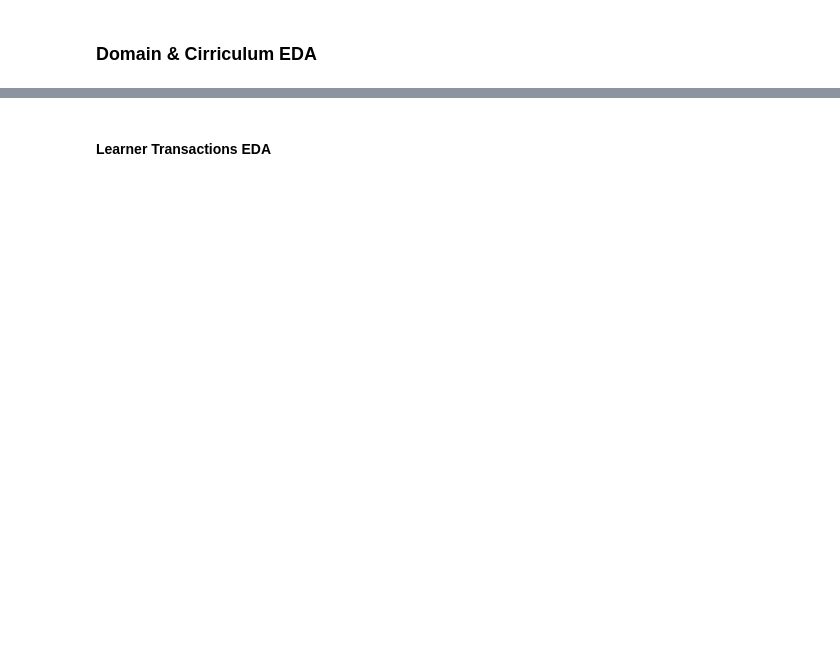
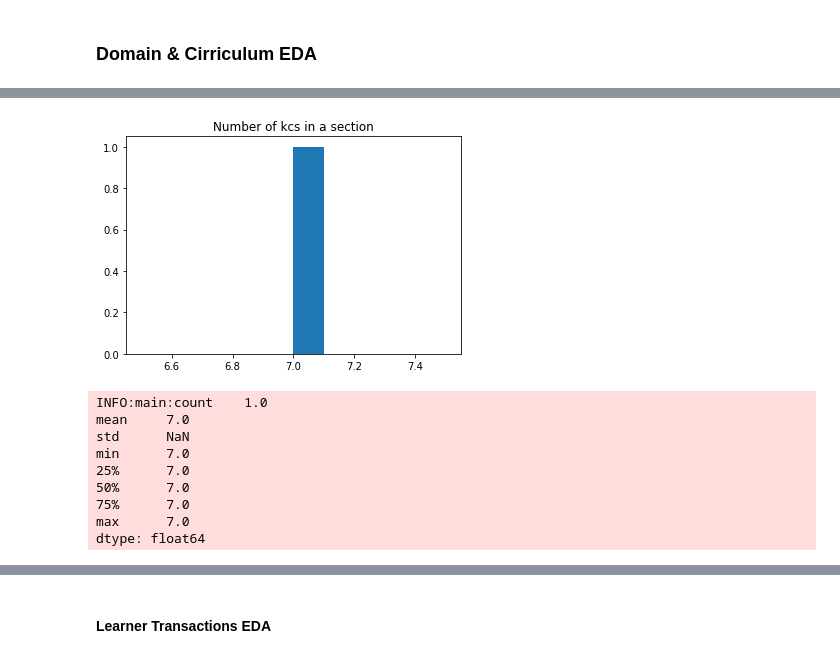
Before and after one commit to stevencdang/MotivSim, a Jupyter notebook: notebooks/SelfEfficacyLearnerTuning.ipynb, the cells around one changed output, grey strips where cells are left out. Cells and saved outputs as stored; diff of their text form; code cells hidden in the pictures; blank space fills up the shorter version.

```diff
--- a/notebooks/SelfEfficacyLearnerTuning.ipynb
+++ b/notebooks/SelfEfficacyLearnerTuning.ipynb
@@ -255,0 +330,19 @@ INFO:main:Distribution of prob per section: {900: 100}
+# %%
+section_kcs = []
+for unit in curric.units:
+    section_kcs.extend([len(section.kcs) for section in unit.sections])
+plt.hist(section_kcs, bins=10)
+plt.title("Number of kcs in a section")
+plt.show()
+logger.info(pd.Series(section_kcs).describe())
+# %% [output]
+[figure, added]
+INFO:main:count    1.0
+mean     7.0
+std      NaN
+min      7.0
+25%      7.0
+50%      7.0
+75%      7.0
+max      7.0
+dtype: float64
```
Also changed, not shown: parts of 47 cells of this notebook, 12 other files.
